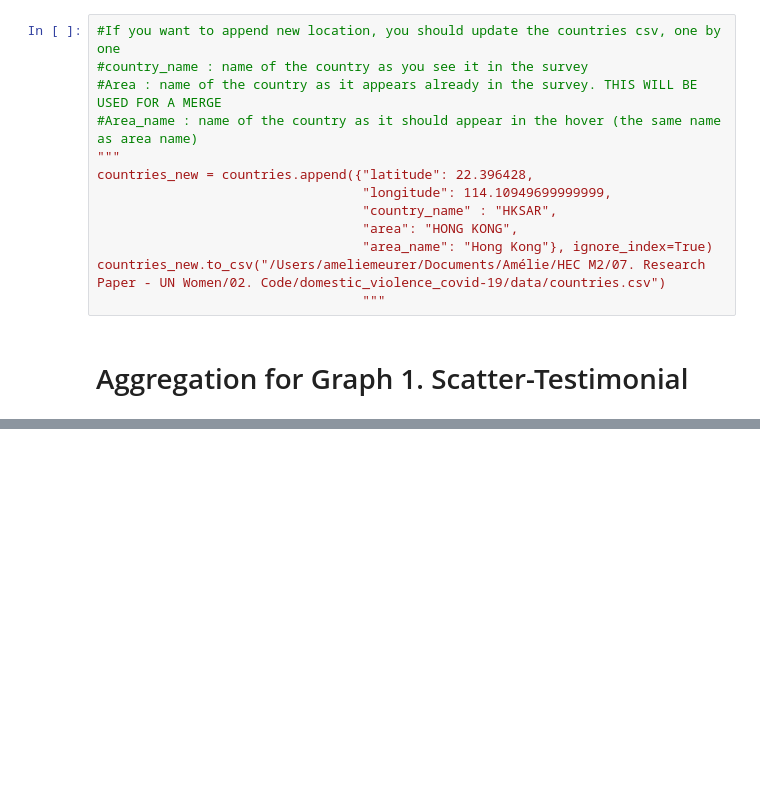
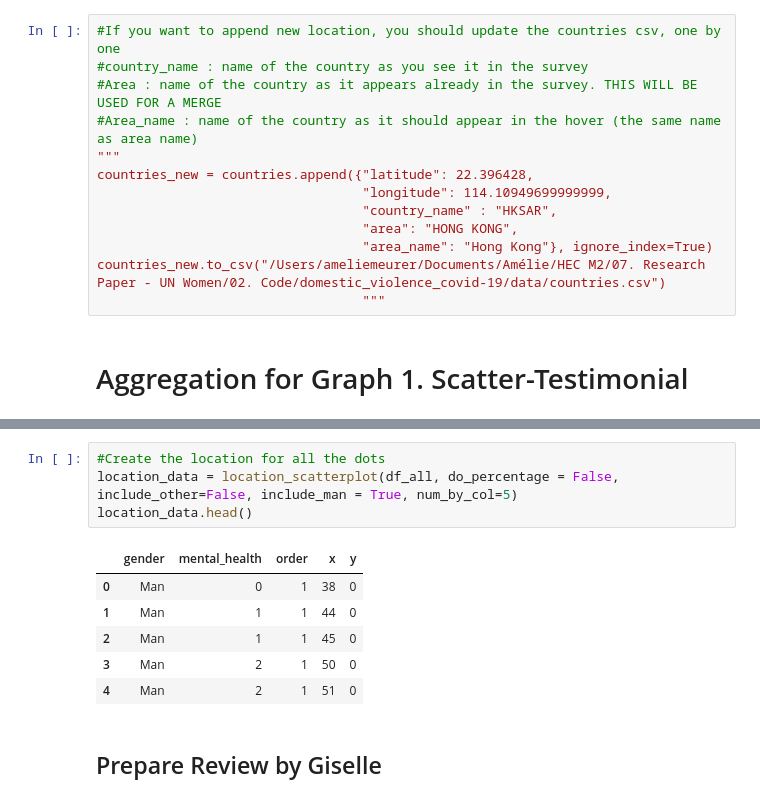
Before and after one commit to rjcnrd/gender_inequality_covid-19, a Jupyter notebook: typeform/pull_from_typeform.ipynb, the cells around one changed output, grey strips where cells are left out. Cells and saved outputs as stored; diff of their text form; blank space fills up the shorter version.

```diff
--- a/typeform/pull_from_typeform.ipynb
+++ b/typeform/pull_from_typeform.ipynb
@@ -168,0 +176,13 @@ df_graph_1.to_csv("data_graph1.csv")
+# %%
+#Create the location for all the dots
+location_data = location_scatterplot(df_all, do_percentage = False, include_other=False, include_man = True, num_by_col=5)
+location_data.head()
+# %% [output]
+|  | gender | mental_health | order | x | y |
+| 0 | Man | 0 | 1 | 38 | 0 |
+| 1 | Man | 1 | 1 | 44 | 0 |
+| 2 | Man | 1 | 1 | 45 | 0 |
+| 3 | Man | 2 | 1 | 50 | 0 |
+| 4 | Man | 2 | 1 | 51 | 0 |
+# %% [markdown]
+## Prepare Review by Giselle
```
Also changed, not shown: parts of 27 cells of this notebook, 5 other files.
